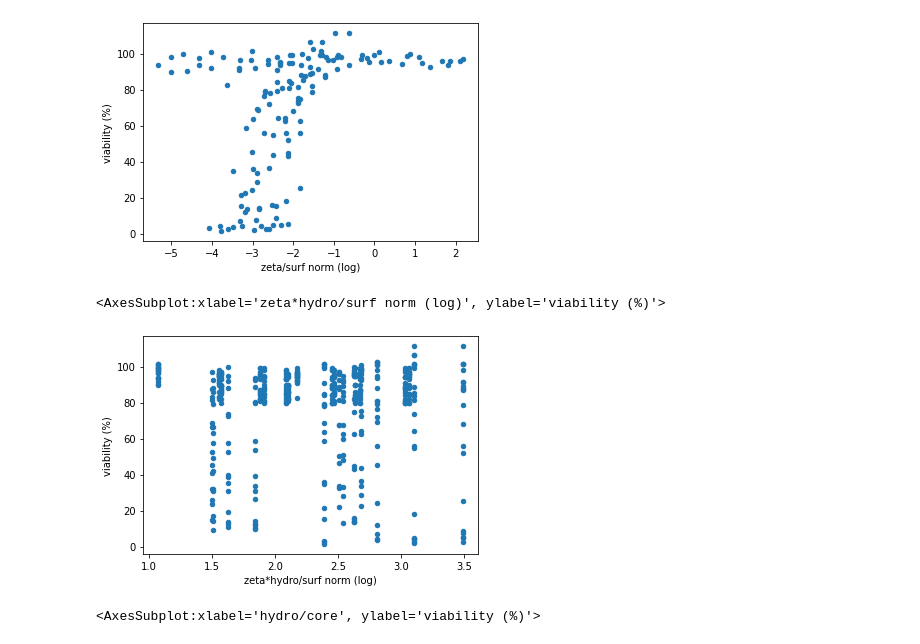
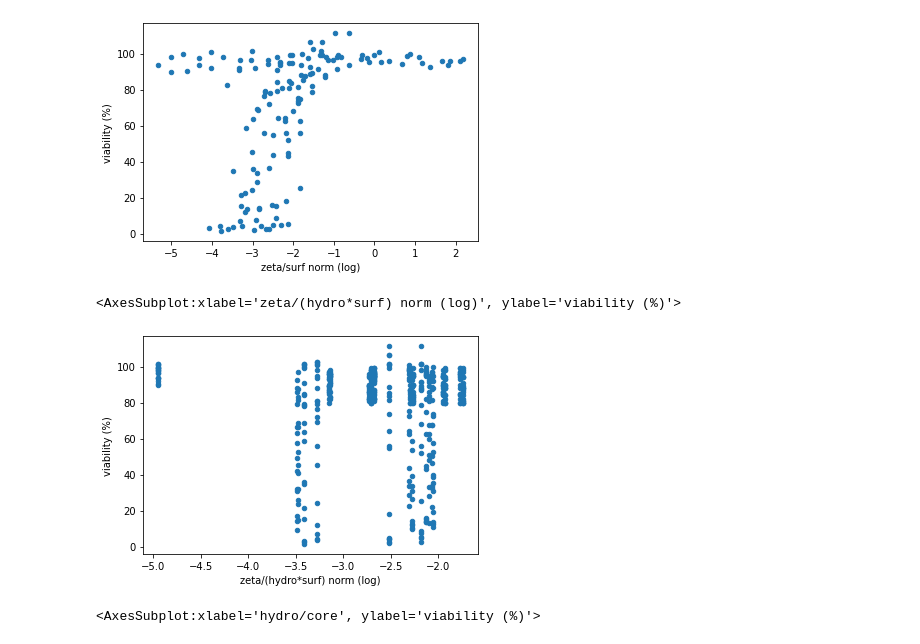
Before and after one commit to Boss-chemAIst/Nanoparticle_cytotoxicity, a Jupyter notebook: analysis/Dealing_with_abcent_values.ipynb, the cells around one changed output. Drawn from its saved outputs; the diff is of its cells as text; code cells hidden in the pictures.

```diff
--- a/analysis/Dealing_with_abcent_values.ipynb
+++ b/analysis/Dealing_with_abcent_values.ipynb
@@ -5,7 +5,7 @@ import numpy as np
 # %%
 os.chdir('C:/projects/laboratory/Nanoparticle_cytotoxicity/databases')
 # %%
-db = pd.read_csv('Tox_DB.csv')
+db = pd.read_csv('Tox_DB_v2.csv')
 # %%
 db.head()
 # %% [output]
@@ -185,12 +188,12 @@ db.plot(kind='scatter', x='zeta/surf norm (log)', y='viability (%)')
 # %%
 db['zeta/(hydro*surf) norm'] = db['Zeta potential (mV)'] / (db['Hydrodynamic diameter (nm)'] * db['surface area'])
 # %%
-db['zeta/(hydro*surf) norm (log)'] = np.log10(db['zeta*hydro/surf norm'])
+db['zeta/(hydro*surf) norm (log)'] = np.log10(db['zeta/(hydro*surf) norm'])
 # %%
-db.plot(kind='scatter', x='zeta*hydro/surf norm (log)', y='viability (%)')
+db.plot(kind='scatter', x='zeta/(hydro*surf) norm (log)', y='viability (%)')
 # %% [output]
-<AxesSubplot:xlabel='zeta*hydro/surf norm (log)', ylabel='viability (%)'>
+<AxesSubplot:xlabel='zeta/(hydro*surf) norm (log)', ylabel='viability (%)'>
-[figure, old version]
+[figure, new version]
 # %%
 db['hydro/core'] = db['Hydrodynamic diameter (nm)'] / db['core size (nm)']
 # %%
```
Also changed, not shown: parts of 14 cells of this notebook.
